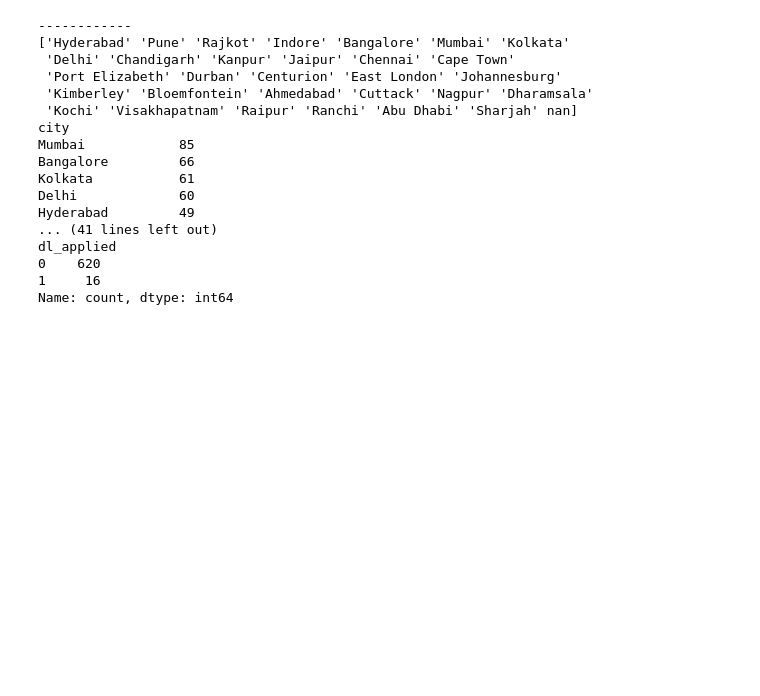
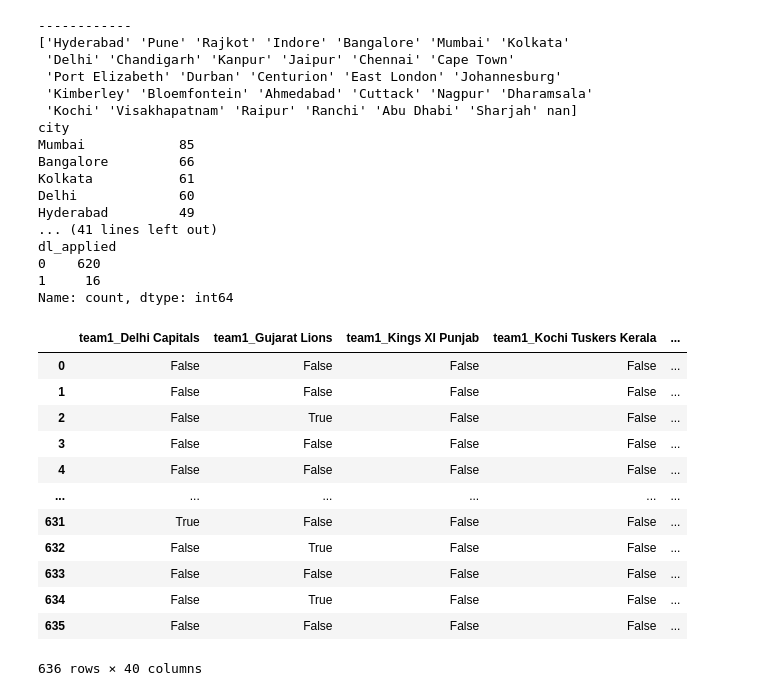
Before and after one commit to JOCRZ/Data-Science-Diploma, a Jupyter notebook: Machine-Learning/Logistic-Regression/Project3/model.ipynb, the cells around one changed output. Saved outputs shown, nothing was run; the diff lists cells and outputs as text; code cells hidden in the pictures; blank space fills up the shorter version.

```diff
--- a/Machine-Learning/Logistic-Regression/Project3/model.ipynb
+++ b/Machine-Learning/Logistic-Regression/Project3/model.ipynb
@@ -174,8 +176,24 @@ Name: count, dtype: int64
 # %%
 df.drop(["id", "season","city","venue",'dl_applied', 'win_by_runs', 'win_by_wickets'], axis=1, inplace=True)
 # %%
-X = df.drop(['winner'],axis=1)
+x = df.drop(['winner'],axis=1)
 y = df['winner']
+# %%
+x
+# %% [output]
+|  | team1_Delhi Capitals | team1_Gujarat Lions | team1_Kings XI Punjab | team1_Kochi Tuskers Kerala | ... |
+| 0 | False | False | False | False | ... |
+| 1 | False | False | False | False | ... |
+| 2 | False | True | False | False | ... |
+| 3 | False | False | False | False | ... |
+| 4 | False | False | False | False | ... |
+| ... | ... | ... | ... | ... | ... |
+| 631 | True | False | False | False | ... |
+| 632 | False | True | False | False | ... |
+| 633 | False | False | False | False | ... |
+| 634 | False | True | False | False | ... |
+| 635 | False | False | False | False | ... |
+636 rows × 40 columns
 # %%
 columns_to_encode = ["team1", "team2", "toss_winner", "toss_decision", "result"]
 prefixes = ["team1", "team2", "toss_winner", "toss_decision", "result"]
```
Also changed, not shown: parts of 13 cells of this notebook, 1 other file.
